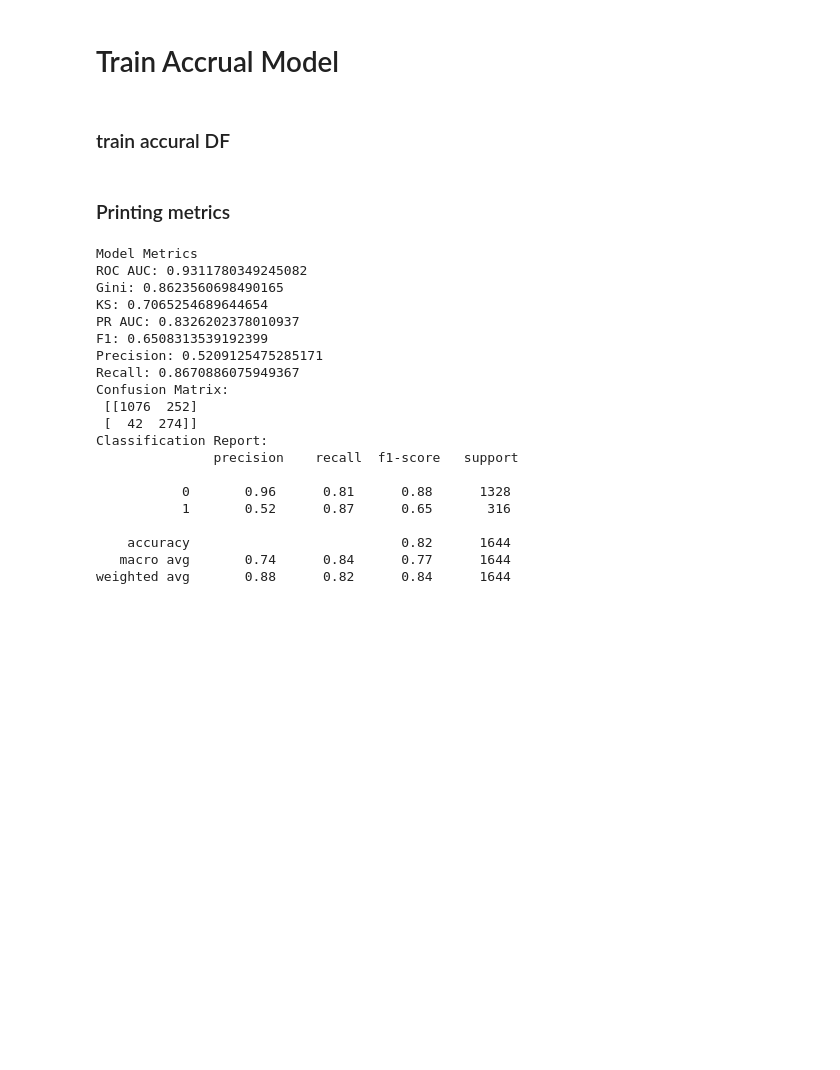
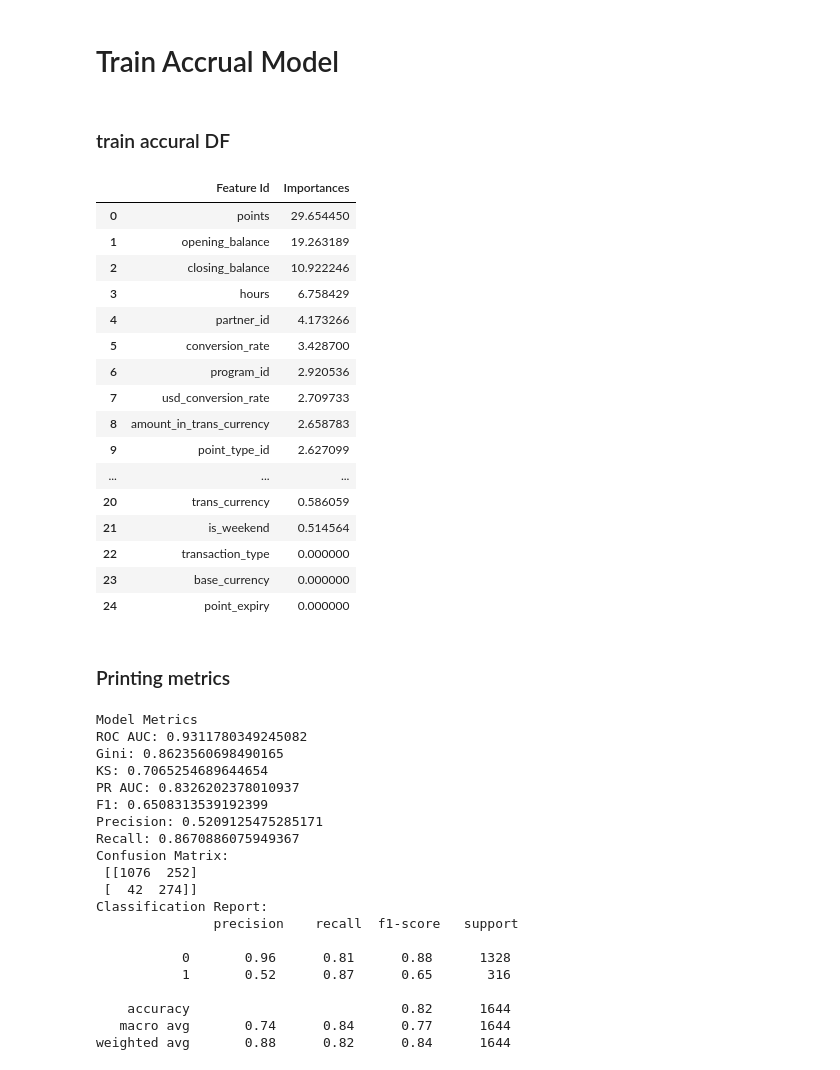
Before and after one commit to CodeMarshall21/Anomaly-Detection, a Jupyter notebook: binary-classif-final.ipynb, the cells around one changed output. Drawn from its saved outputs; the diff is of its cells as text; code cells hidden in the pictures; blank space fills up the shorter version.

```diff
--- a/binary-classif-final.ipynb
+++ b/binary-classif-final.ipynb
@@ -824,6 +824,26 @@ plt.show()
 ### train accural DF
 # %%
 accu_model, accu_y_test, accu_y_pred, accu_y_prob = training(accu_df)
+# %%
+accu_model.get_feature_importance(prettified=True)
+# %% [output]
+|  | Feature Id | Importances |
+| 0 | points | 29.654450 |
+| 1 | opening_balance | 19.263189 |
+| 2 | closing_balance | 10.922246 |
+| 3 | hours | 6.758429 |
+| 4 | partner_id | 4.173266 |
+| 5 | conversion_rate | 3.428700 |
+| 6 | program_id | 2.920536 |
+| 7 | usd_conversion_rate | 2.709733 |
+| 8 | amount_in_trans_currency | 2.658783 |
+| 9 | point_type_id | 2.627099 |
+| ... | ... | ... |
+| 20 | trans_currency | 0.586059 |
+| 21 | is_weekend | 0.514564 |
+| 22 | transaction_type | 0.000000 |
+| 23 | base_currency | 0.000000 |
+| 24 | point_expiry | 0.000000 |
 # %% [markdown]
 ### Printing metrics
 # %%
```
Also changed, not shown: parts of 1 cell of this notebook, 3 other files.
